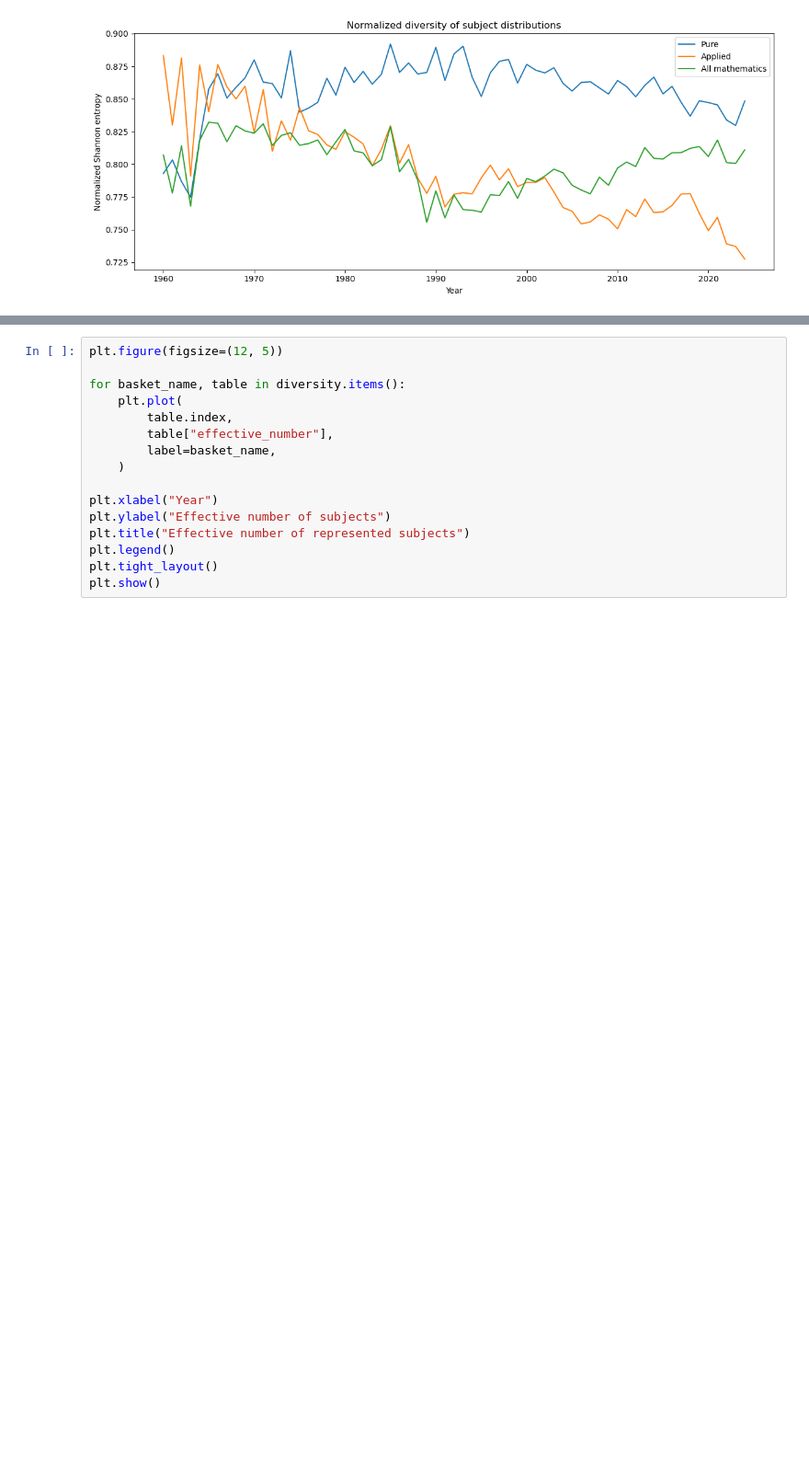
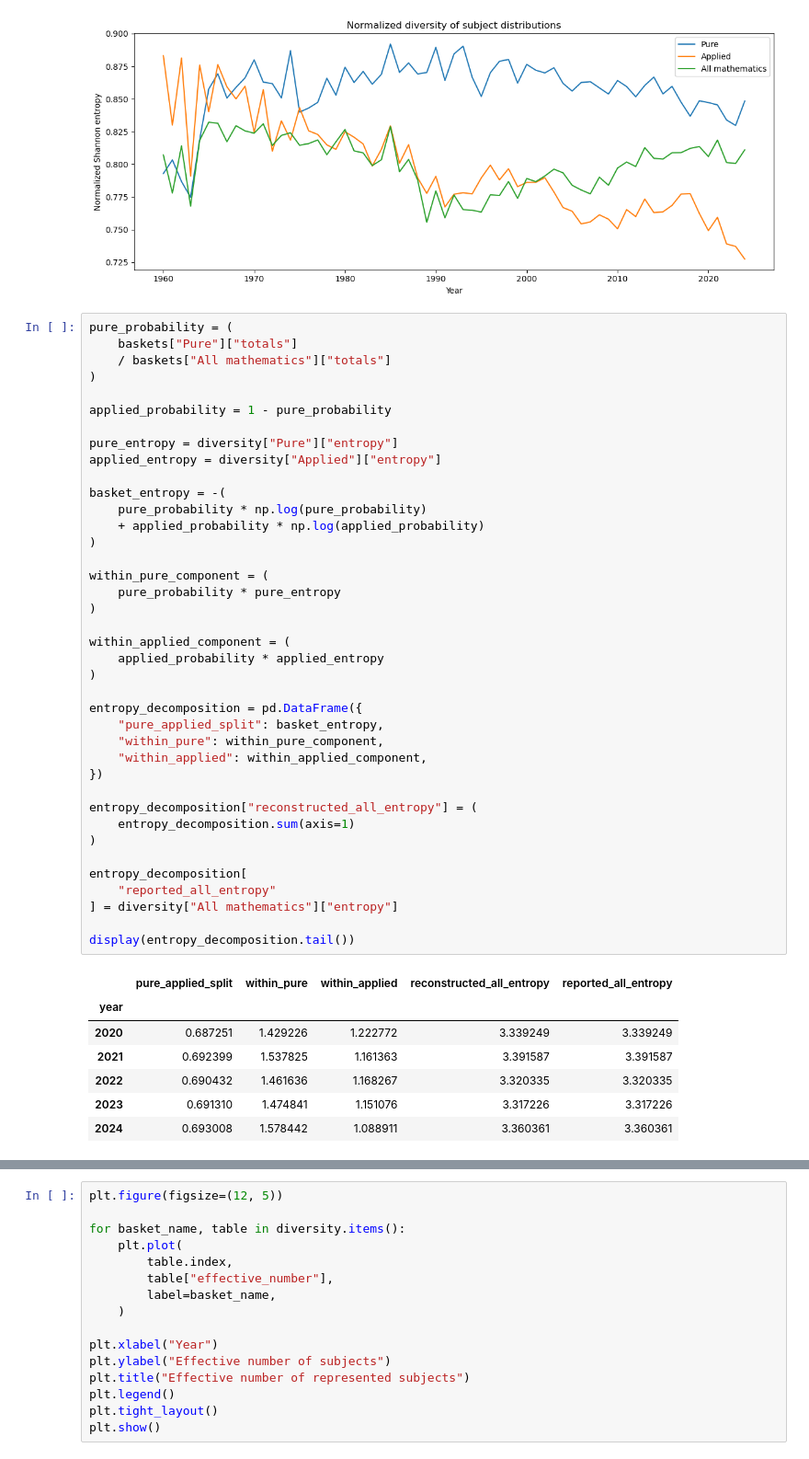
Before and after one commit to Erdos-Projects/summer26-math-genealogy, a Jupyter notebook: notebooks/subject_trend-Yilong/subject_coevolution_EDA.ipynb, the cells around one changed output, grey strips where cells are left out. Shown at 92% size. Drawn from its saved outputs; the diff is of its cells as text; blank space fills up the shorter version.

```diff
--- a/notebooks/subject_trend-Yilong/subject_coevolution_EDA.ipynb
+++ b/notebooks/subject_trend-Yilong/subject_coevolution_EDA.ipynb
@@ -419,3 +419,50 @@ plt.tight_layout()
 plt.show()
 # %% [output]
 [figure]
+# %%
+pure_probability = (
+    baskets["Pure"]["totals"]
+    / baskets["All mathematics"]["totals"]
+)
+
+applied_probability = 1 - pure_probability
+
+pure_entropy = diversity["Pure"]["entropy"]
+applied_entropy = diversity["Applied"]["entropy"]
+
+basket_entropy = -(
+    pure_probability * np.log(pure_probability)
+    + applied_probability * np.log(applied_probability)
+)
+
+within_pure_component = (
+    pure_probability * pure_entropy
+)
+
+within_applied_component = (
+    applied_probability * applied_entropy
+)
+
+entropy_decomposition = pd.DataFrame({
+    "pure_applied_split": basket_entropy,
+    "within_pure": within_pure_component,
+    "within_applied": within_applied_component,
+})
+
+entropy_decomposition["reconstructed_all_entropy"] = (
+    entropy_decomposition.sum(axis=1)
+)
+
+entropy_decomposition[
+    "reported_all_entropy"
+] = diversity["All mathematics"]["entropy"]
+
+display(entropy_decomposition.tail())
+# %% [output]
+|  | pure_applied_split | within_pure | within_applied | reconstructed_all_entropy | reported_all_entropy |
+| year |  |  |  |  |  |
+| 2020 | 0.687251 | 1.429226 | 1.222772 | 3.339249 | 3.339249 |
+| 2021 | 0.692399 | 1.537825 | 1.161363 | 3.391587 | 3.391587 |
+| 2022 | 0.690432 | 1.461636 | 1.168267 | 3.320335 | 3.320335 |
+| 2023 | 0.691310 | 1.474841 | 1.151076 | 3.317226 | 3.317226 |
+| 2024 | 0.693008 | 1.578442 | 1.088911 | 3.360361 | 3.360361 |
```
Also changed, not shown: parts of 1 cell of this notebook.
